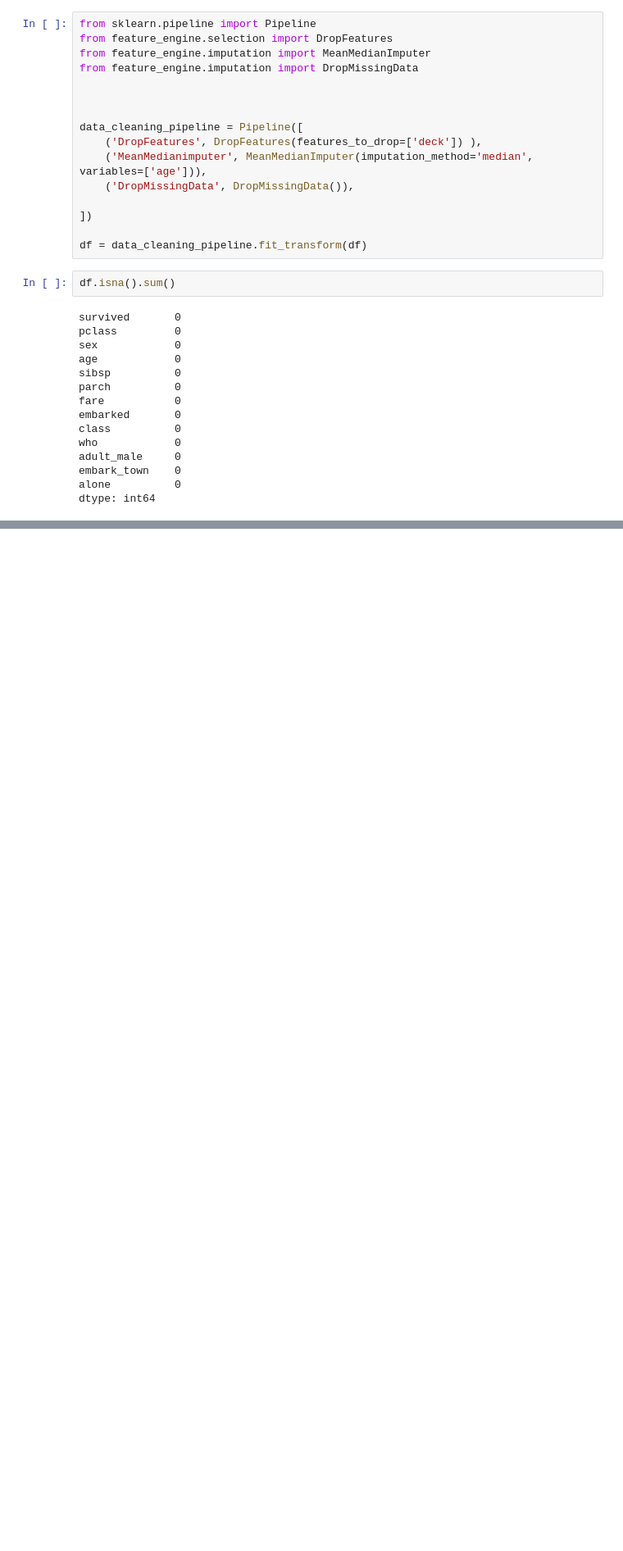
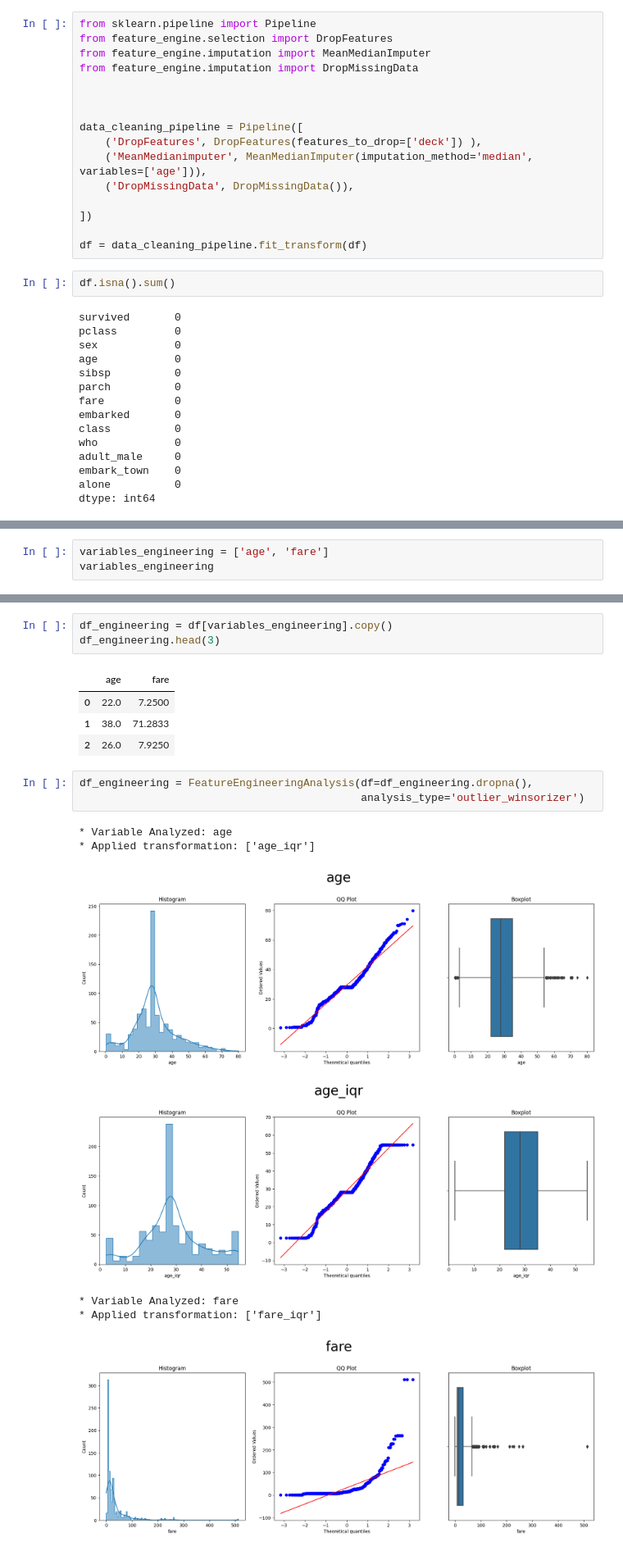
Before and after one commit to Danpr1984/Calculator-, a Jupyter notebook: feature_engine.ipynb, the cells around one changed output, grey strips where cells are left out. Shown at 82% size. Drawn from its saved outputs; the diff is of its cells as text; blank space fills up the shorter version.

```diff
--- a/feature_engine.ipynb
+++ b/feature_engine.ipynb
@@ -1785,0 +1825,3 @@ dtype: int64
+# %%
+variables_engineering = ['age', 'fare']
+variables_engineering
@@ -1785,0 +1830,19 @@ dtype: int64
+# %%
+df_engineering = df[variables_engineering].copy()
+df_engineering.head(3)
+# %% [output]
+|  | age | fare |
+| 0 | 22.0 | 7.2500 |
+| 1 | 38.0 | 71.2833 |
+| 2 | 26.0 | 7.9250 |
+# %%
+df_engineering = FeatureEngineeringAnalysis(df=df_engineering.dropna(),
+                                            analysis_type='outlier_winsorizer')
+# %% [output]
+* Variable Analyzed: age
+* Applied transformation: ['age_iqr']
+[figure, added]
+[figure, added]
+* Variable Analyzed: fare
+* Applied transformation: ['fare_iqr']
+[figure, added]
```
Also changed, not shown: parts of 14 cells of this notebook.
